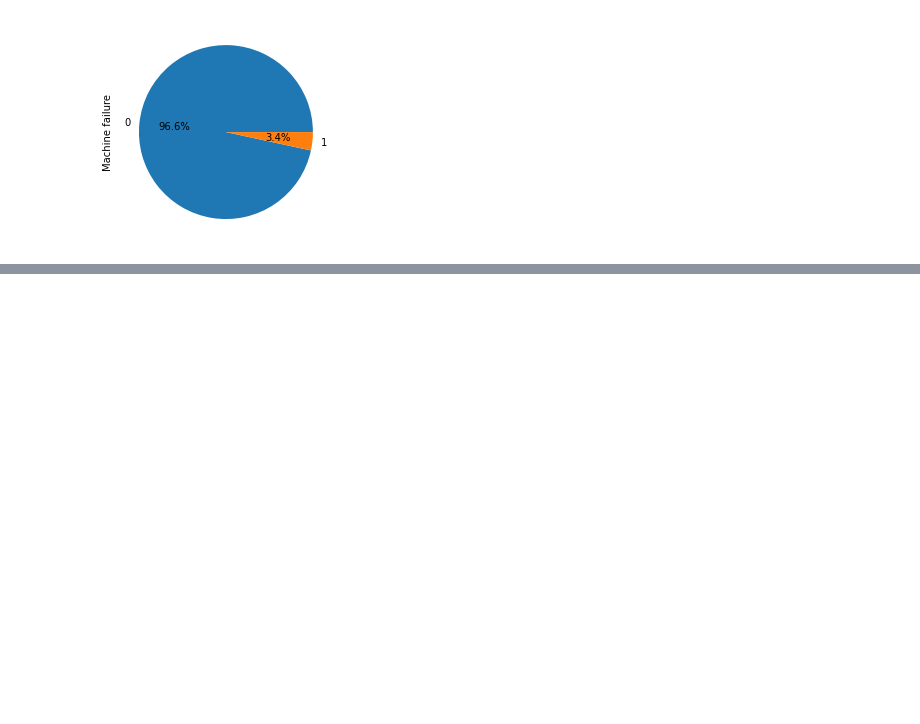
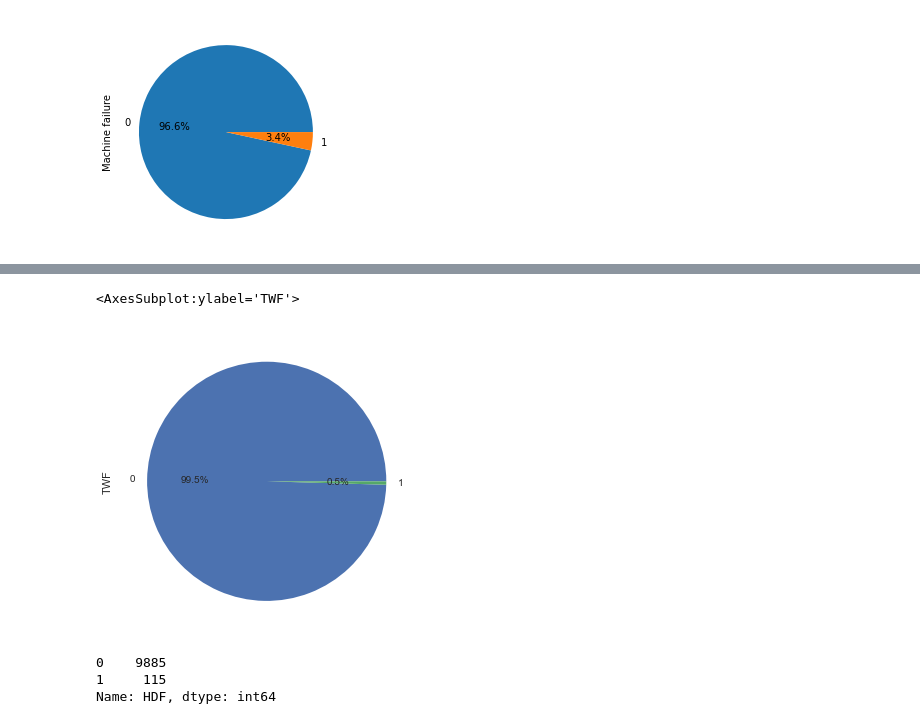
Before and after one commit to abideen-olawuwo/predictive-maintenance, a Jupyter notebook: predictive_maintenance.ipynb, the cells around one changed output, grey strips where cells are left out. Cells and saved outputs as stored; diff of their text form; code cells hidden in the pictures; blank space fills up the shorter version.

```diff
--- a/predictive_maintenance.ipynb
+++ b/predictive_maintenance.ipynb
@@ -135,0 +164,11 @@ df['Machine failure'].value_counts().plot(kind='pie',autopct='%1.1f%%')
+# %%
+df['TWF'].value_counts().plot(kind='pie',autopct='%1.1f%%')
+# %% [output]
+<AxesSubplot:ylabel='TWF'>
+[figure, added]
+# %%
+df['HDF'].value_counts()
+# %% [output]
+0    9885
+1     115
+Name: HDF, dtype: int64
```
Also changed, not shown: parts of 13 cells of this notebook.
